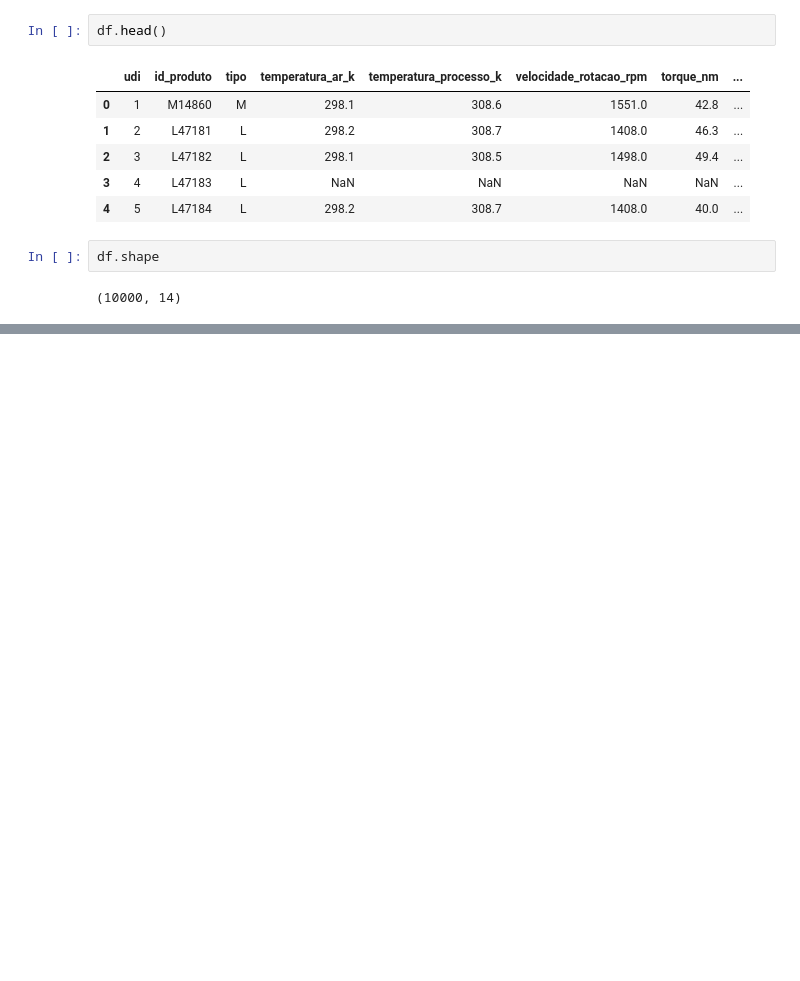
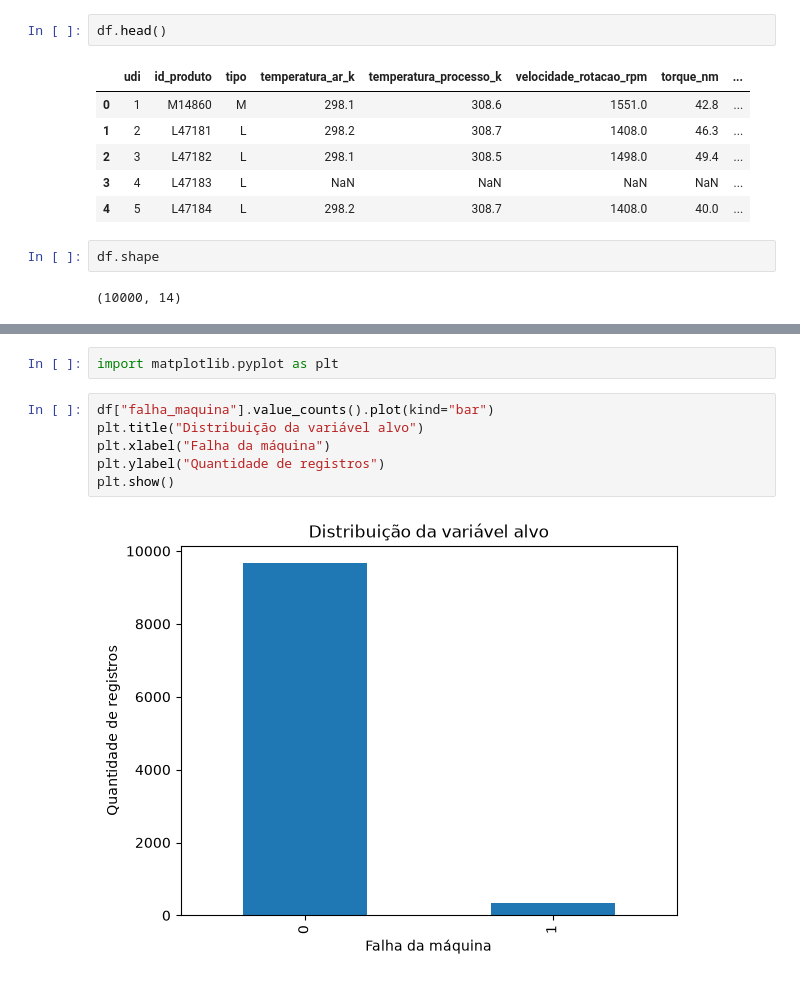
Before and after one commit to paulaserra/manutencao-preditiva-ia, a Jupyter notebook: notebooks/01_analise_exploratoria.ipynb, the cells around one changed output, grey strips where cells are left out. Saved outputs shown, nothing was run; the diff lists cells and outputs as text; blank space fills up the shorter version.

```diff
--- a/notebooks/01_analise_exploratoria.ipynb
+++ b/notebooks/01_analise_exploratoria.ipynb
@@ -27,0 +40,10 @@ df.shape
+# %%
+import matplotlib.pyplot as plt
+# %%
+df["falha_maquina"].value_counts().plot(kind="bar")
+plt.title("Distribuição da variável alvo")
+plt.xlabel("Falha da máquina")
+plt.ylabel("Quantidade de registros")
+plt.show()
+# %% [output]
+[figure, added]
```
Also changed, not shown: parts of 3 cells of this notebook.
